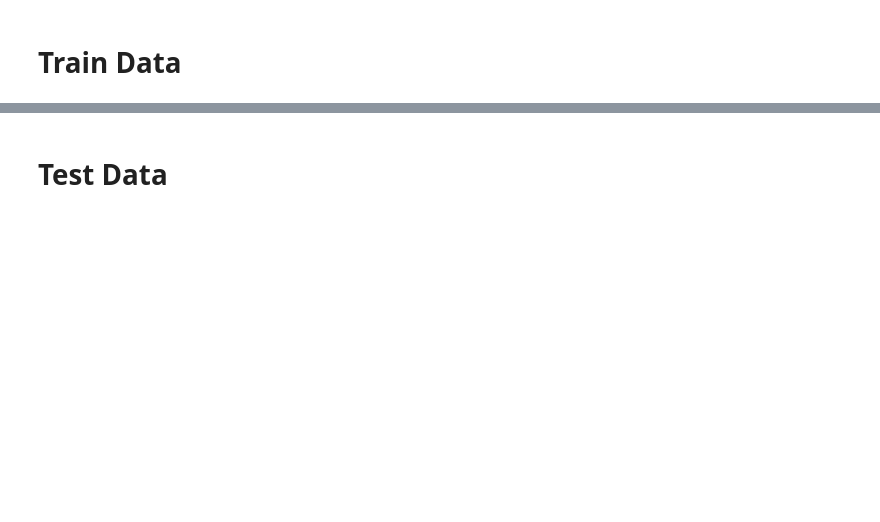
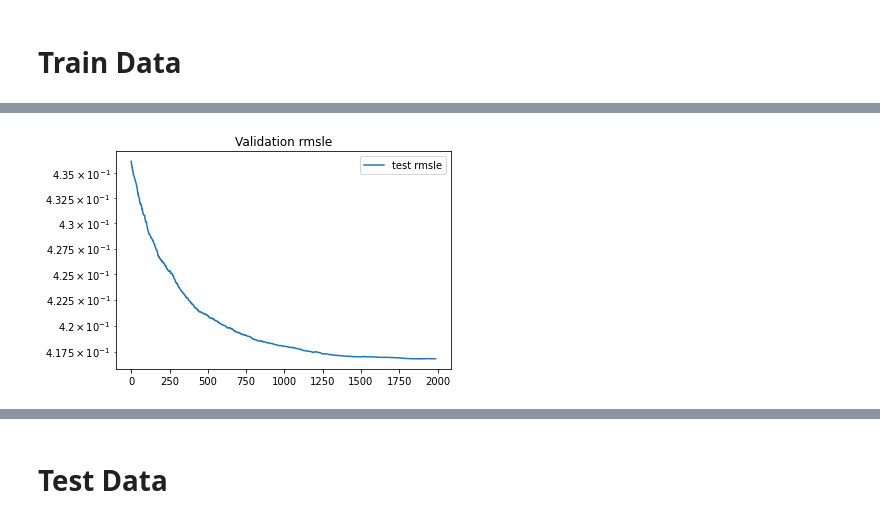
Before and after one commit to A-Stangeland/Defi-IA, a Jupyter notebook: explore_data.ipynb, the cells around one changed output, grey strips where cells are left out. Drawn from its saved outputs; the diff is of its cells as text; code cells hidden in the pictures; blank space fills up the shorter version.

```diff
--- a/explore_data.ipynb
+++ b/explore_data.ipynb
@@ -86,6 +83,9 @@ TypeError: Error: ./Other/Other/NW_masks.nc is not a valid NetCDF 3 file
+# %%
+for d in range(2, 8):
+    data_train[f"precip_avg{d}d"] = data_train[["precip_cumul"] + [f"precip_day-{k}" for k in range(1, d)]].mean(axis=1)
 # %%
 from sklearn.model_selection import train_test_split
 
-X = df.drop(columns=["Id","Ground_truth"])
-y = df["Ground_truth"]
+X = data_train.drop(columns=["Id","Ground_truth"])
+y = np.log(1 + data_train["Ground_truth"])
 X_train, X_test, y_train, y_test = train_test_split(X, y, test_size=.25)
@@ -107,0 +182,10 @@ xgb2.fit(X_train, y_train, eval_set=[(X_test, y_test)], early_stopping_rounds=10
+# %%
+evals_result = xgb_gpu.evals_result()
+
+# plt.plot(evals_result['validation_0']['rmsle'], label='test rmsle')
+plt.semilogy(evals_result['validation_0']['rmse'][100:], label='test rmsle')
+plt.title('Validation rmsle')
+plt.legend()
+plt.show()
+# %% [output]
+[figure, added]
```
Also changed, not shown: parts of 61 cells of this notebook, 7 other files.
